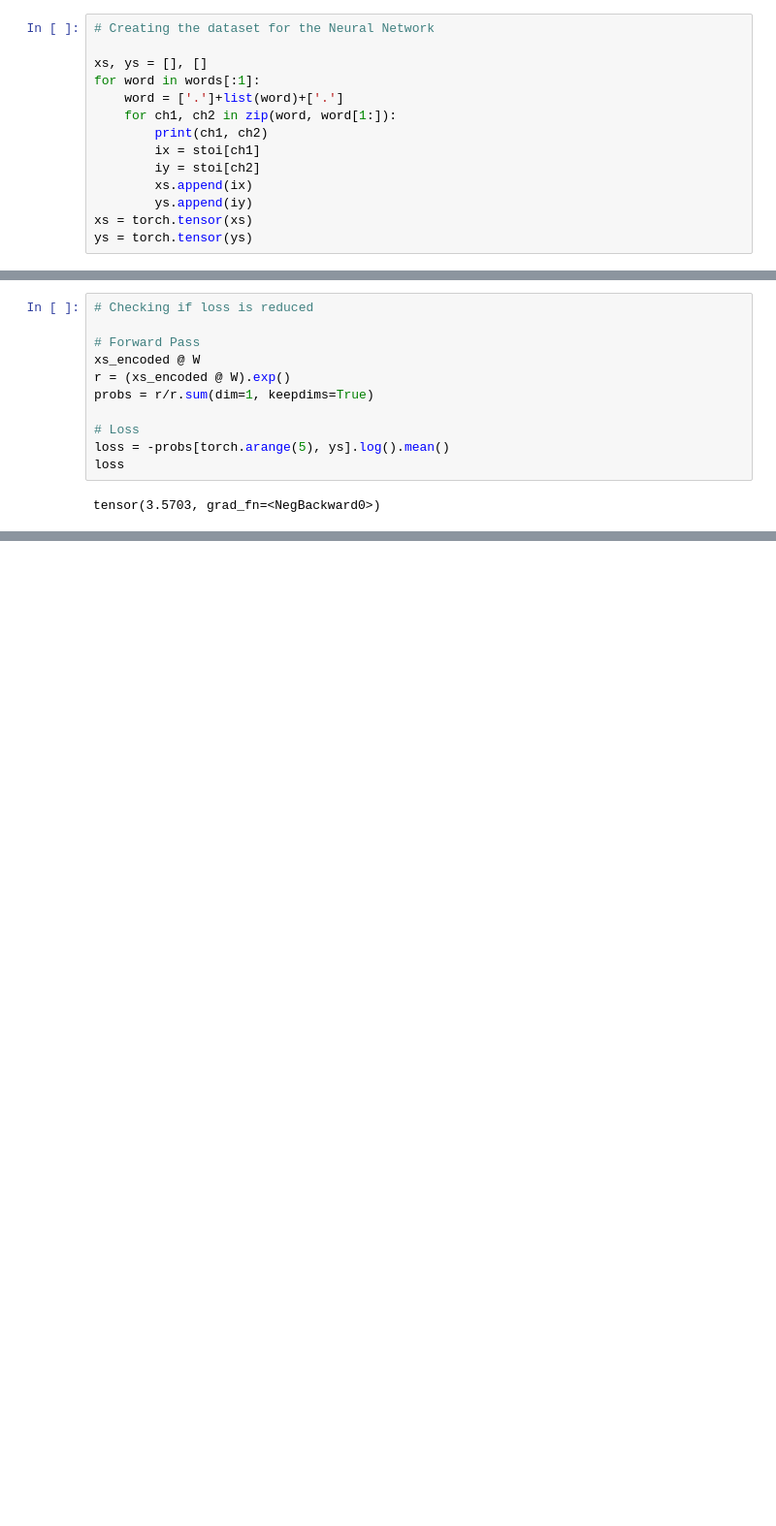
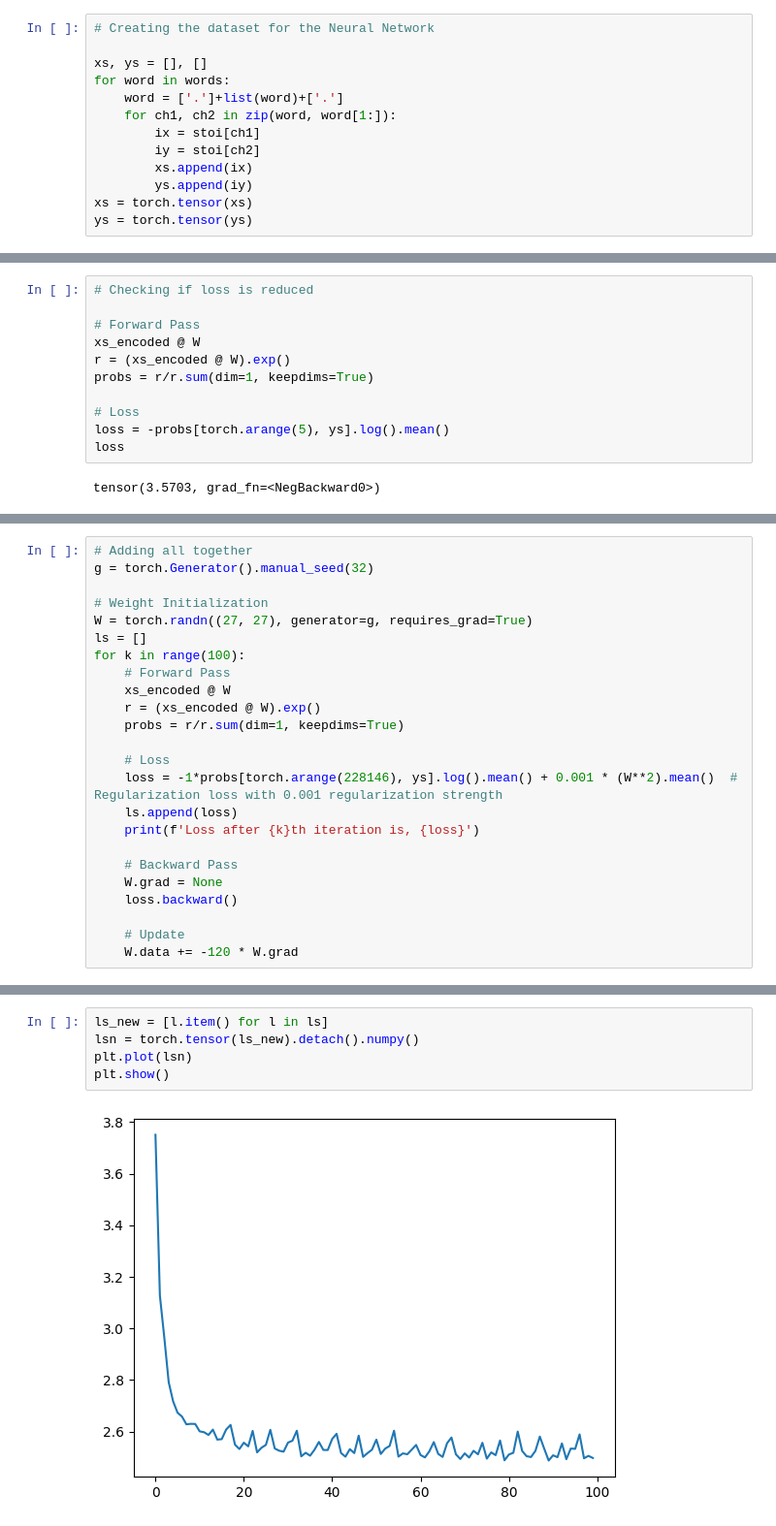
Before and after one commit to ragitu5552/Bigrams-to-WaveNets-Character-Level-Models, a Jupyter notebook: Untitled.ipynb, the cells around one changed output, grey strips where cells are left out. Shown at 97% size. Drawn from its saved outputs; the diff is of its cells as text; blank space fills up the shorter version.

```diff
--- a/Untitled.ipynb
+++ b/Untitled.ipynb
@@ -158,10 +164,9 @@ Now the same process will be done by Neural Net
 # Creating the dataset for the Neural Network
 
 xs, ys = [], []
-for word in words[:1]:
+for word in words:
     word = ['.']+list(word)+['.']
     for ch1, ch2 in zip(word, word[1:]):
-        print(ch1, ch2)
         ix = stoi[ch1]
         iy = stoi[ch2]
         xs.append(ix)
@@ -229,0 +226,24 @@ tensor(3.5703, grad_fn=<NegBackward0>)
+# %%
+# Adding all together
+g = torch.Generator().manual_seed(32)
+
+# Weight Initialization
+W = torch.randn((27, 27), generator=g, requires_grad=True)
+ls = []
+for k in range(100):
+    # Forward Pass
+    xs_encoded @ W
+    r = (xs_encoded @ W).exp()
+    probs = r/r.sum(dim=1, keepdims=True)
+
+    # Loss
+    loss = -1*probs[torch.arange(228146), ys].log().mean() + 0.001 * (W**2).mean()  # Regularization loss with 0.001 regularization strength
+    ls.append(loss)
+    print(f'Loss after {k}th iteration is, {loss}')
+
+    # Backward Pass
+    W.grad = None
+    loss.backward()
+
+    # Update
+    W.data += -120 * W.grad
@@ -229,0 +268,7 @@ tensor(3.5703, grad_fn=<NegBackward0>)
+# %%
+ls_new = [l.item() for l in ls]
+lsn = torch.tensor(ls_new).detach().numpy()
+plt.plot(lsn)
+plt.show()
+# %% [output]
+[figure, added]
```
Also changed, not shown: parts of 6 cells of this notebook.
